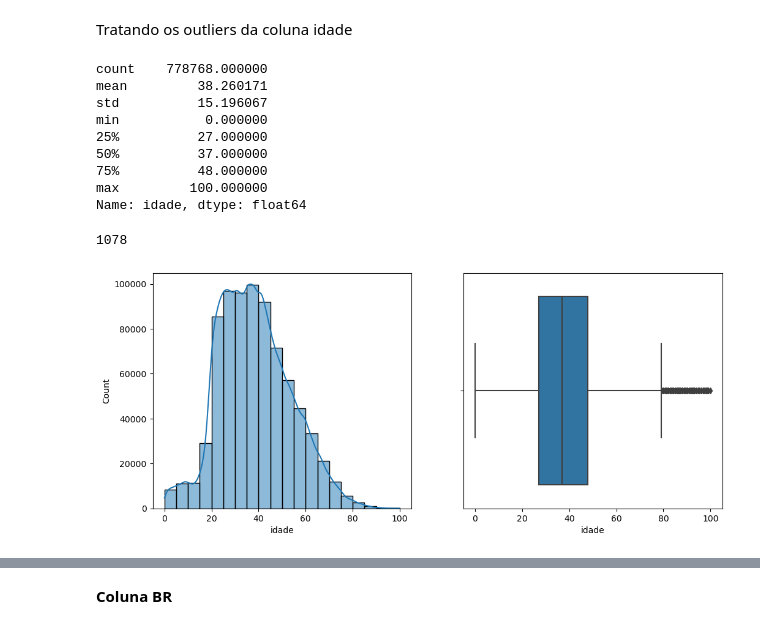
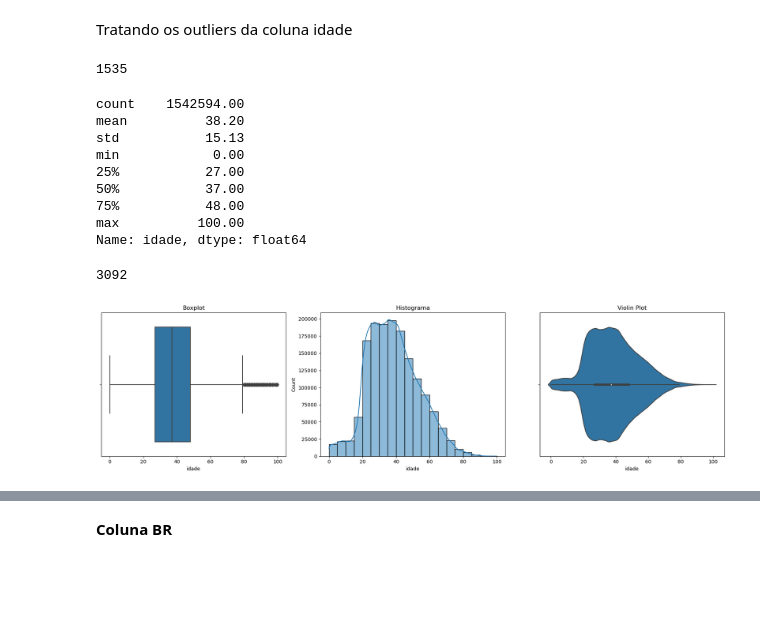
Before and after one commit to saulo-duarte/Data-Cleaning, a Jupyter notebook: Limpeza_Dados.ipynb, the cells around one changed output, grey strips where cells are left out. Saved outputs shown, nothing was run; the diff lists cells and outputs as text; code cells hidden in the pictures; blank space fills up the shorter version.

```diff
--- a/Limpeza_Dados.ipynb
+++ b/Limpeza_Dados.ipynb
@@ -6,4 +14,6 @@ import matplotlib.pyplot as plt
 # %%
 df20 = pd.read_csv("acidentes2020_todas_causas_tipos.csv", encoding='iso-8859-1', delimiter=";")
+df21 = pd.read_csv("acidentes2021_todas_causas_tipos.csv", encoding='iso-8859-1', delimiter=";")
+df22 = pd.read_csv("acidentes2022_todas_causas_tipos.csv", encoding='iso-8859-1', delimiter=';')
 df23 = pd.read_csv("acidentes2023_todas_causas_tipos.csv", encoding='iso-8859-1', delimiter=";")
-df = pd.concat([df20, df23], ignore_index=True)
+df = pd.concat([df20,df21, df22, df23], ignore_index=True)
@@ -158,12 +165,5 @@ df.loc[df['idade'] > 100, 'idade'] = 37
-# %%
-df['idade'].describe()
-# %% [output]
-count    778768.000000
-mean         38.260171
-std          15.196067
-min           0.000000
-25%          27.000000
-50%          37.000000
-75%          48.000000
-max         100.000000
-Name: idade, dtype: float64
+# %%
+#Quantidade de valores acima de 100 anos
+df.loc[df['idade'] > 100, 'idade'].shape[0]
+# %% [output]
+1535
@@ -170,14 +173,40 @@ Name: idade, dtype: float64
+# %%
+# Verificando as mudanças
+round(df['idade'].describe(), 2)
+# %% [output]
+count    1542594.00
+mean          38.20
+std           15.13
+min            0.00
+25%           27.00
+50%           37.00
+75%           48.00
+max          100.00
+Name: idade, dtype: float64
 # %%
-#Acredito que o valor 0 possa representar recém-nascidos
+# Acredito que o valor 0 possa representar recém-nascidos e crianças abaixo de 1 ano de idade
+# Não necessariamente sendo valores incorretos
 df.loc[df['idade'] == 0, 'idade'].count()
 # %% [output]
-1078
+3092
 # %%
-fig, axs = plt.subplots(1, 2, figsize=(12, 5))
+fig, axs = plt.subplots(1, 3, figsize=(18, 5))
 
-sns.boxplot(data=df, x='idade')
-sns.histplot(data=df, x='idade', bins=20, ax=axs[0], kde=True)
+# Boxplot
+sns.boxplot(data=df, x='idade', ax=axs[0])
+axs[0].set_title('Boxplot')
+
+# Histograma
+sns.histplot(data=df, x='idade', bins=20, kde=True, ax=axs[1])
+axs[1].set_title('Histograma')
+
+# Gráfico de Violino
+sns.violinplot(data=df, x='idade', ax=axs[2])
+axs[2].set_title('Violin Plot')
+
+# Ajustar layout
+plt.tight_layout()
 plt.show()
 # %% [output]
-[figure, old version]
+[figure, new version]
 # %%
```
Also changed, not shown: parts of 172 cells of this notebook.
